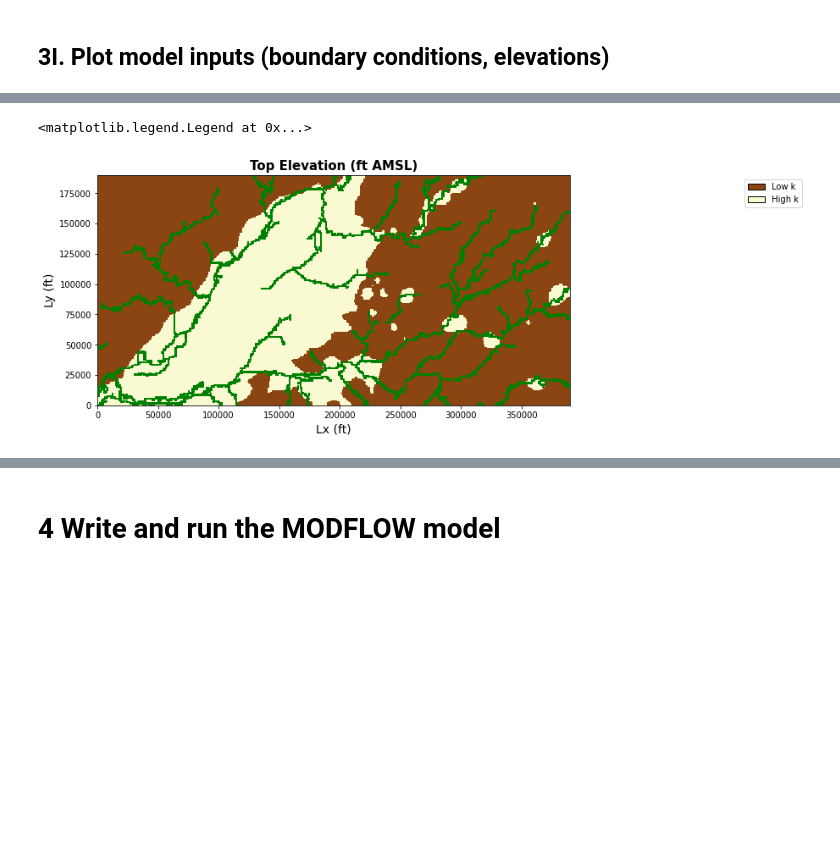
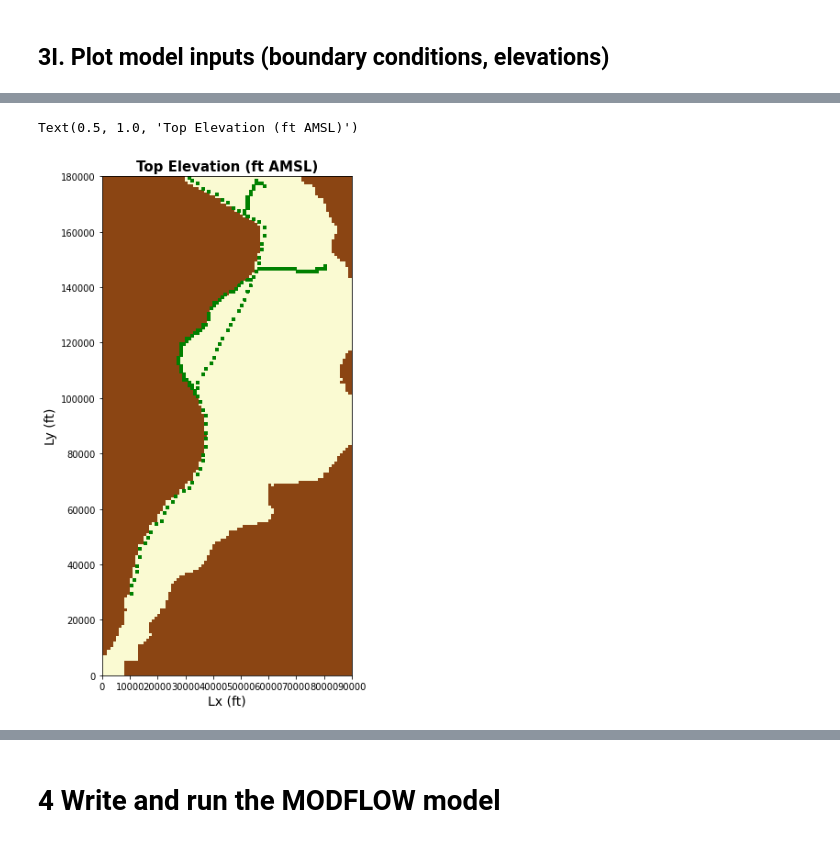
Before and after one commit to dbabrams/MasonCounty, a Jupyter notebook: MasonCountyFloPyModelApril10pcg.ipynb, the cells around one changed output, grey strips where cells are left out. Cells and saved outputs as stored; diff of their text form; code cells hidden in the pictures; blank space fills up the shorter version.

```diff
--- a/MasonCountyFloPyModelApril10pcg.ipynb
+++ b/MasonCountyFloPyModelApril10pcg.ipynb
@@ -173,11 +173,19 @@ downloaded.GetContentFile('rivers_625.csv')
 ### 3Ai. Define the Model Domain
 # %%
 #----------------------------------------------------------------------------
+'''Will County
 # Define model domain in lat/long coordinates
 sw_lat =  40.045872 #southwest latitude
 sw_long = -90.397402 #southwest longitude
 ne_lat =  40.575944 #northeast latitude
-ne_long = -89.#-89.587339 #northeast longitude
+ne_long = -89.2 #northeast longitude
+'''
+
+'''ESL'''
+sw_lat =  38.4 #southwest latitude
+sw_long = -90.3 #southwest longitude
+ne_lat =  38.9 #northeast latitude
+ne_long = -90 #northeast longitude
 
 illimap = {'proj': 'lcc', # Lambert Conformal Conic
      'ellps': 'clrk66',
@@ -299,7 +305,7 @@ botgrids = [lay1bot,lay2bot,lay3bot,lay4bot,lay5bot,lay6bot,lay7bot,lay8bot,lay9
 # %%
 # assign hydrualic conductivity in ft/day
 kc = 200 # predominantly coarse
-kf = 0.01 # predominantly fine
+kf = .01 # predominantly fine
 kb = 10 # bedrock
 
 # determine how to assign hydrualic conductivity
@@ -331,8 +337,8 @@ kvlayers=np.divide(khlayers,10.)
 
 # Alternative uniform k values
 
-hk = 250*np.ones((nlay,nrow,ncol), dtype=np.float32) #define horizontal hydraulic conductivity
-vk = np.ones((nlay,nrow,ncol), dtype=np.float32) #define vertical hydraulic conductivity
+#hk = 250*np.ones((nlay,nrow,ncol), dtype=np.float32) #define horizontal hydraulic conductivity
+#vk = np.ones((nlay,nrow,ncol), dtype=np.float32) #define vertical hydraulic conductivity
 # %% [markdown]
 ## 3B. Create the MODFLOW model object
 # %%
@@ -425,28 +442,25 @@ plt.legend(handles=[mp.patches.Patch(color='blue',label='Const. Head',ec='black'
 # %%
 '''Plot elevation'''
 #----------------------------------------------------------------------------
 plt.figure(figsize=(10,10)) #create 10 x 10 figure
 modelmap = flopy.plot.map.PlotMapView(model=m, layer=0) #use plotmapview to attach plot to model
 #contour_levels = np.linspace(400,800,41)
 #topelevations = modelmap.contour_array(topgrid, levels = contour_levels) #create head contours
 #plt.clabel(topelevations, inline=True,fontsize=12,fmt='%1.0f')
 
 #create colormap of named colors
 colors = ["saddlebrown","lightgoldenrodyellow"]
 cmap = mp.colors.LinearSegmentedColormap.from_list("", colors)
-
-modelmap.plot_array(khlayers[0],cmap=cmap)
+norm = matplotlib.colors.LogNorm(vmin=kf,vmax=kc)
+modelmap.plot_array(khlayers[3],norm = norm,cmap=cmap)
 rvr = modelmap.plot_bc(ftype='RIV')
 
 #display parameters
 plt.xlabel('Lx (ft)',fontsize = 14)
 plt.ylabel('Ly (ft)',fontsize = 14)
 plt.title('Top Elevation (ft AMSL)', fontsize = 15, fontweight = 'bold')
-plt.legend(handles=[mp.patches.Patch(color=colors[0],label='Low k',ec='black'),
-                   mp.patches.Patch(color=colors[1],label='High k',ec='black')],
-                   bbox_to_anchor=(1.5,1.0))
 # %% [output]
-<matplotlib.legend.Legend at 0x...>
+Text(0.5, 1.0, 'Top Elevation (ft AMSL)')
-[figure, old version]
+[figure, new version]
 # %%
 plt.figure(figsize=(10,10)) #create 10 x 10 figure
```
Also changed, not shown: parts of 10 cells of this notebook.
